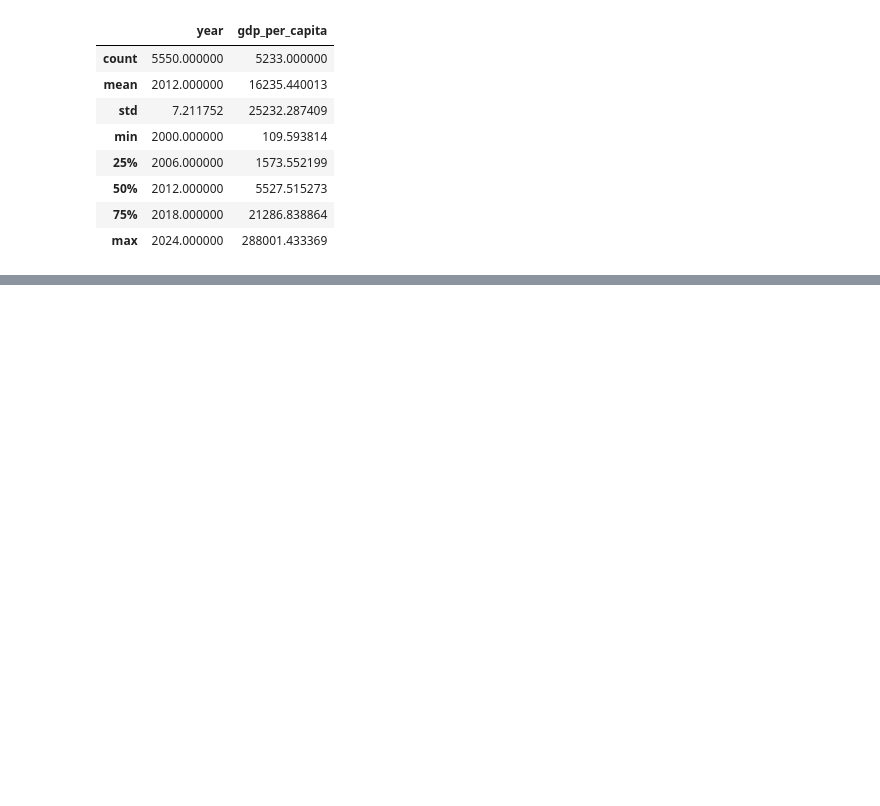
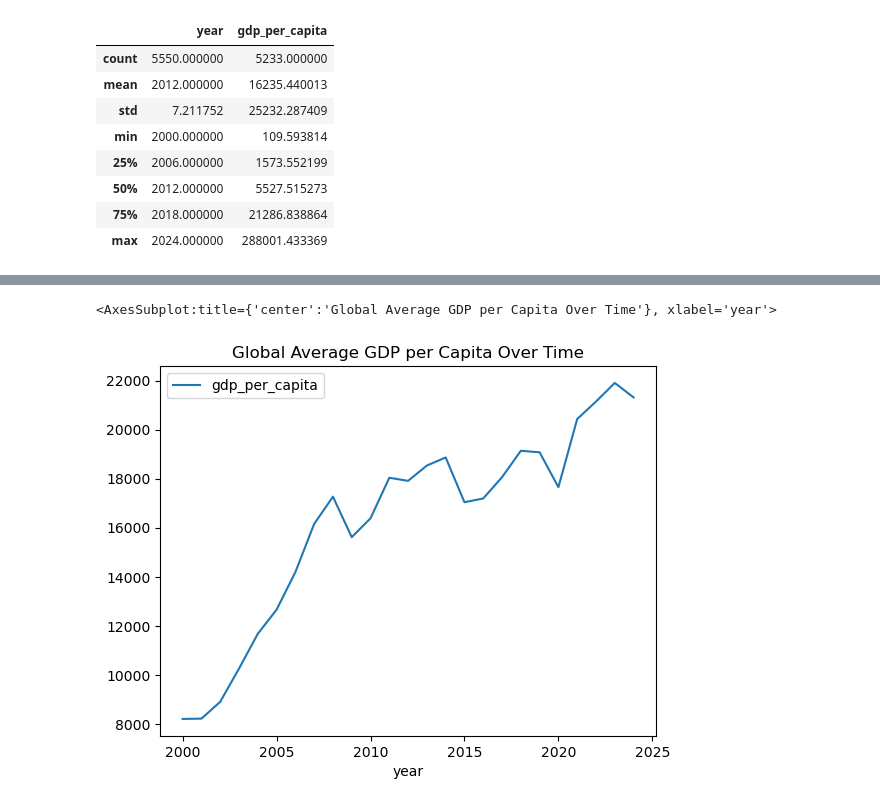
Before and after one commit to MonashTee/python-job-portfolio, a Jupyter notebook: week_01/notebooks/basic_economic_data.ipynb, the cells around one changed output, grey strips where cells are left out. Cells and saved outputs as stored; diff of their text form; code cells hidden in the pictures; blank space fills up the shorter version.

Commit message:
Analyze GDP per capita trends and country comparisons

```diff
--- a/week_01/notebooks/basic_economic_data.ipynb
+++ b/week_01/notebooks/basic_economic_data.ipynb
@@ -476,0 +482,3 @@ gdp_final[['year', 'gdp_per_capita']].describe()
+# %%
+gdp_final = prepare_gdp_dataset('../data/world_bank_gdp_per_capita.csv')
+gdp_final.head()
@@ -476,0 +495,20 @@ gdp_final[['year', 'gdp_per_capita']].describe()
+# %%
+### Analytical Question 1 — Global trend
+### How has global GDP per capita evolved over time?
+
+
+global_trend = (
+    gdp_final
+    .groupby('year')['gdp_per_capita']
+    .mean()
+    .reset_index()
+)
+
+global_trend.plot(
+    x='year',
+    y='gdp_per_capita',
+    title='Global Average GDP per Capita Over Time'
+)
+# %% [output]
+<AxesSubplot:title={'center':'Global Average GDP per Capita Over Time'}, xlabel='year'>
+[figure, added]
```
Also changed, not shown: parts of 5 cells of this notebook.
